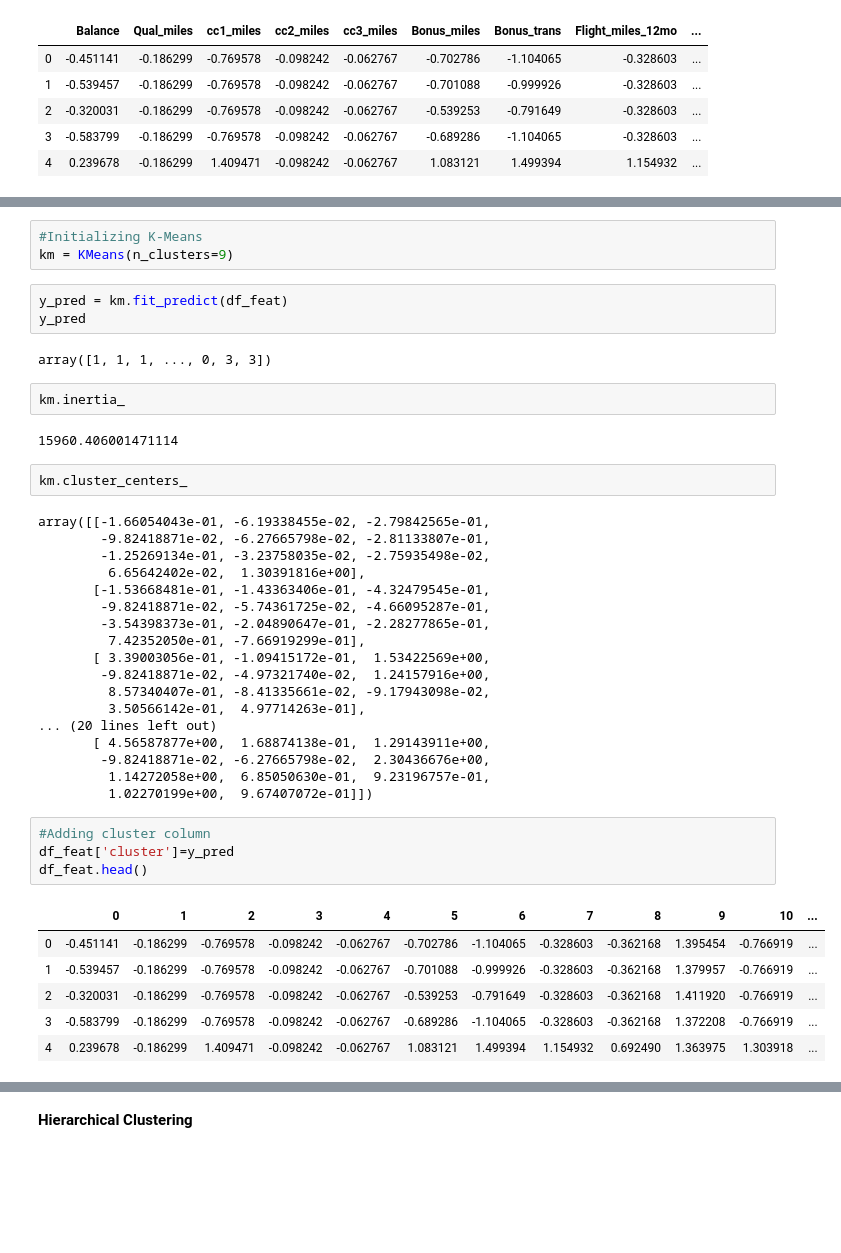
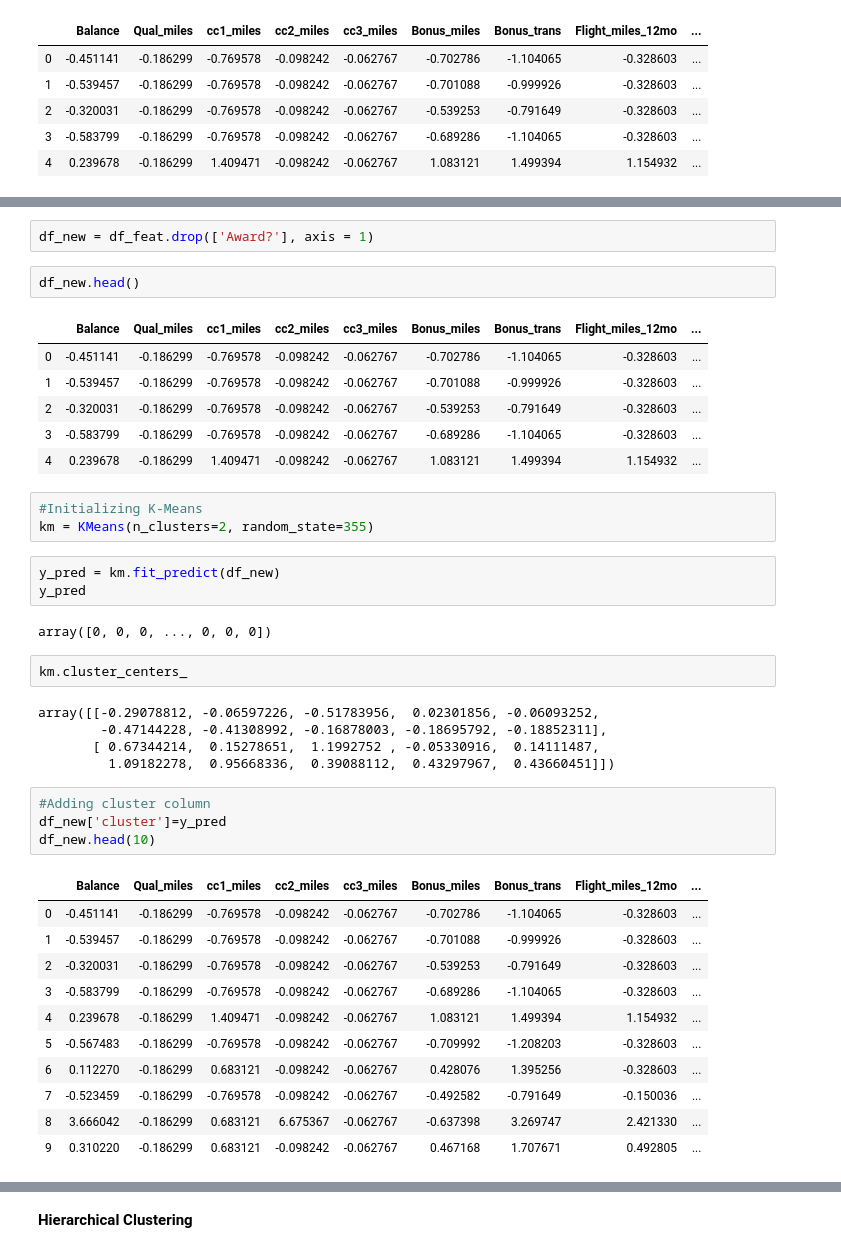
Before and after one commit to Tusharbagul/Machine-Learning, a Jupyter notebook: Clustering/EastWestAirlines.ipynb, the cells around one changed output, grey strips where cells are left out. Cells and saved outputs as stored; diff of their text form; blank space fills up the shorter version.

```diff
--- a/Clustering/EastWestAirlines.ipynb
+++ b/Clustering/EastWestAirlines.ipynb
@@ -92,44 +187,43 @@ from sklearn.cluster import KMeans
+# %%
+df_new = df_feat.drop(['Award?'], axis = 1)
+# %%
+df_new.head()
+# %% [output]
+|  | Balance | Qual_miles | cc1_miles | cc2_miles | cc3_miles | Bonus_miles | Bonus_trans | Flight_miles_12mo | ... |
+| 0 | -0.451141 | -0.186299 | -0.769578 | -0.098242 | -0.062767 | -0.702786 | -1.104065 | -0.328603 | ... |
+| 1 | -0.539457 | -0.186299 | -0.769578 | -0.098242 | -0.062767 | -0.701088 | -0.999926 | -0.328603 | ... |
+| 2 | -0.320031 | -0.186299 | -0.769578 | -0.098242 | -0.062767 | -0.539253 | -0.791649 | -0.328603 | ... |
+| 3 | -0.583799 | -0.186299 | -0.769578 | -0.098242 | -0.062767 | -0.689286 | -1.104065 | -0.328603 | ... |
+| 4 | 0.239678 | -0.186299 | 1.409471 | -0.098242 | -0.062767 | 1.083121 | 1.499394 | 1.154932 | ... |
 # %%
 #Initializing K-Means
-km = KMeans(n_clusters=9)
+km = KMeans(n_clusters=2, random_state=355)
 # %%
-y_pred = km.fit_predict(df_feat)
+y_pred = km.fit_predict(df_new)
 y_pred
 # %% [output]
-array([1, 1, 1, ..., 0, 3, 3])
+array([0, 0, 0, ..., 0, 0, 0])
-# %%
-km.inertia_
-# %% [output]
-15960.406001471114
 # %%
 km.cluster_centers_
 # %% [output]
-array([[-1.66054043e-01, -6.19338455e-02, -2.79842565e-01,
-        -9.82418871e-02, -6.27665798e-02, -2.81133807e-01,
-        -1.25269134e-01, -3.23758035e-02, -2.75935498e-02,
-         6.65642402e-02,  1.30391816e+00],
-       [-1.53668481e-01, -1.43363406e-01, -4.32479545e-01,
-        -9.82418871e-02, -5.74361725e-02, -4.66095287e-01,
-        -3.54398373e-01, -2.04890647e-01, -2.28277865e-01,
-         7.42352050e-01, -7.66919299e-01],
-       [ 3.39003056e-01, -1.09415172e-01,  1.53422569e+00,
-        -9.82418871e-02, -4.97321740e-02,  1.24157916e+00,
-         8.57340407e-01, -8.41335661e-02, -9.17943098e-02,
-         3.50566142e-01,  4.97714263e-01],
-... (20 lines left out)
-       [ 4.56587877e+00,  1.68874138e-01,  1.29143911e+00,
-        -9.82418871e-02, -6.27665798e-02,  2.30436676e+00,
-         1.14272058e+00,  6.85050630e-01,  9.23196757e-01,
-         1.02270199e+00,  9.67407072e-01]])
+array([[-0.29078812, -0.06597226, -0.51783956,  0.02301856, -0.06093252,
+        -0.47144228, -0.41308992, -0.16878003, -0.18695792, -0.18852311],
+       [ 0.67344214,  0.15278651,  1.1992752 , -0.05330916,  0.14111487,
+         1.09182278,  0.95668336,  0.39088112,  0.43297967,  0.43660451]])
 # %%
 #Adding cluster column
-df_feat['cluster']=y_pred
-df_feat.head()
+df_new['cluster']=y_pred
+df_new.head(10)
 # %% [output]
-|  | 0 | 1 | 2 | 3 | 4 | 5 | 6 | 7 | 8 | 9 | 10 | ... |
-| 0 | -0.451141 | -0.186299 | -0.769578 | -0.098242 | -0.062767 | -0.702786 | -1.104065 | -0.328603 | -0.362168 | 1.395454 | -0.766919 | ... |
-| 1 | -0.539457 | -0.186299 | -0.769578 | -0.098242 | -0.062767 | -0.701088 | -0.999926 | -0.328603 | -0.362168 | 1.379957 | -0.766919 | ... |
-| 2 | -0.320031 | -0.186299 | -0.769578 | -0.098242 | -0.062767 | -0.539253 | -0.791649 | -0.328603 | -0.362168 | 1.411920 | -0.766919 | ... |
-| 3 | -0.583799 | -0.186299 | -0.769578 | -0.098242 | -0.062767 | -0.689286 | -1.104065 | -0.328603 | -0.362168 | 1.372208 | -0.766919 | ... |
-| 4 | 0.239678 | -0.186299 | 1.409471 | -0.098242 | -0.062767 | 1.083121 | 1.499394 | 1.154932 | 0.692490 | 1.363975 | 1.303918 | ... |
+|  | Balance | Qual_miles | cc1_miles | cc2_miles | cc3_miles | Bonus_miles | Bonus_trans | Flight_miles_12mo | ... |
+| 0 | -0.451141 | -0.186299 | -0.769578 | -0.098242 | -0.062767 | -0.702786 | -1.104065 | -0.328603 | ... |
+| 1 | -0.539457 | -0.186299 | -0.769578 | -0.098242 | -0.062767 | -0.701088 | -0.999926 | -0.328603 | ... |
+| 2 | -0.320031 | -0.186299 | -0.769578 | -0.098242 | -0.062767 | -0.539253 | -0.791649 | -0.328603 | ... |
+| 3 | -0.583799 | -0.186299 | -0.769578 | -0.098242 | -0.062767 | -0.689286 | -1.104065 | -0.328603 | ... |
+| 4 | 0.239678 | -0.186299 | 1.409471 | -0.098242 | -0.062767 | 1.083121 | 1.499394 | 1.154932 | ... |
+| 5 | -0.567483 | -0.186299 | -0.769578 | -0.098242 | -0.062767 | -0.709992 | -1.208203 | -0.328603 | ... |
+| 6 | 0.112270 | -0.186299 | 0.683121 | -0.098242 | -0.062767 | 0.428076 | 1.395256 | -0.328603 | ... |
+| 7 | -0.523459 | -0.186299 | -0.769578 | -0.098242 | -0.062767 | -0.492582 | -0.791649 | -0.150036 | ... |
+| 8 | 3.666042 | -0.186299 | 0.683121 | 6.675367 | -0.062767 | -0.637398 | 3.269747 | 2.421330 | ... |
+| 9 | 0.310220 | -0.186299 | 0.683121 | -0.098242 | -0.062767 | 0.467168 | 1.707671 | 0.492805 | ... |
 # %%
```
Also changed, not shown: parts of 26 cells of this notebook.
